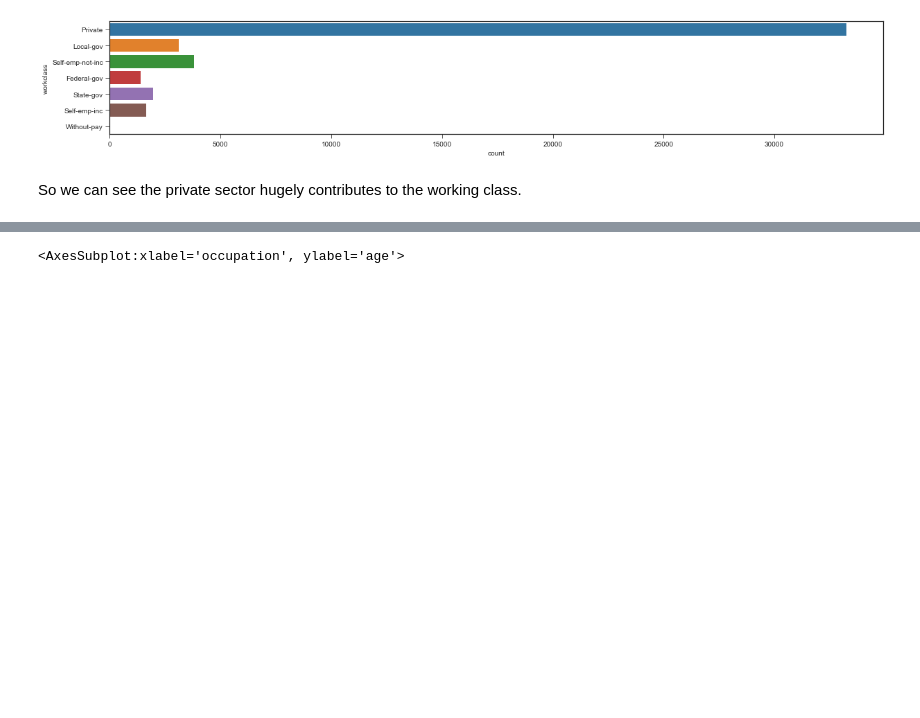
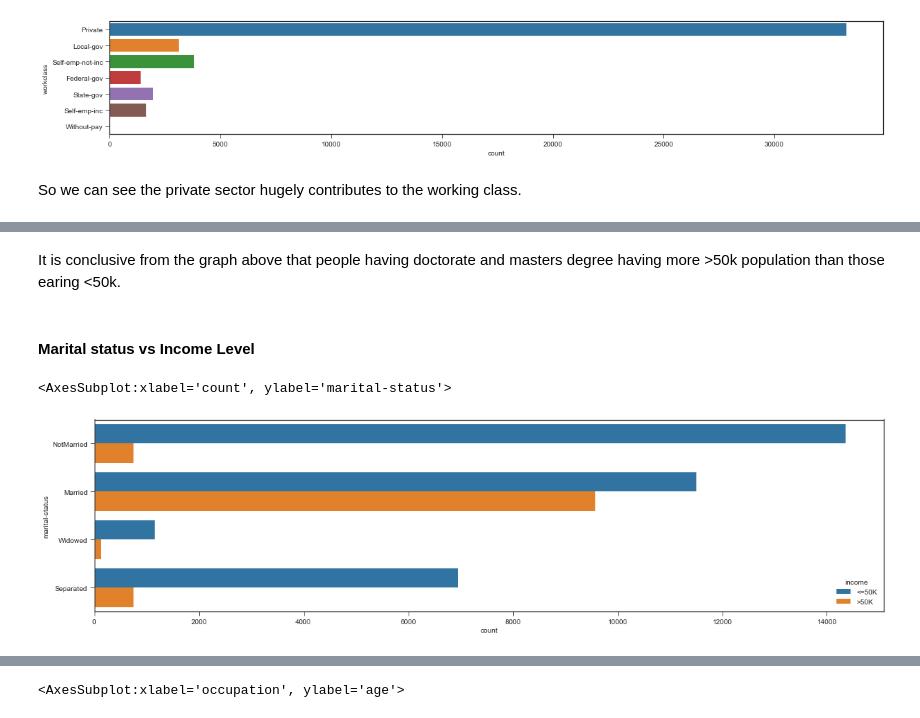
Before and after one commit to pritjee/Springboard, a Jupyter notebook: Adult income story.ipynb, the cells around one changed output, grey strips where cells are left out. Cells and saved outputs as stored; diff of their text form; code cells hidden in the pictures; blank space fills up the shorter version.

```diff
--- a/Adult income story.ipynb
+++ b/Adult income story.ipynb
@@ -297,0 +318,11 @@ So we can see the private sector hugely contributes to the working class.
+# %% [markdown]
+It is conclusive from the graph above that people having doctorate and masters degree having more >50k population than those earing <50k.
+# %% [markdown]
+#### Marital status vs Income Level
+# %%
+fig = plt.figure(figsize=(20,5))
+plt.style.use('seaborn-ticks')
+sns.countplot(y="marital-status",hue='income', data=df)
+# %% [output]
+<AxesSubplot:xlabel='count', ylabel='marital-status'>
+[figure, added]
```
Also changed, not shown: parts of 18 cells of this notebook.
